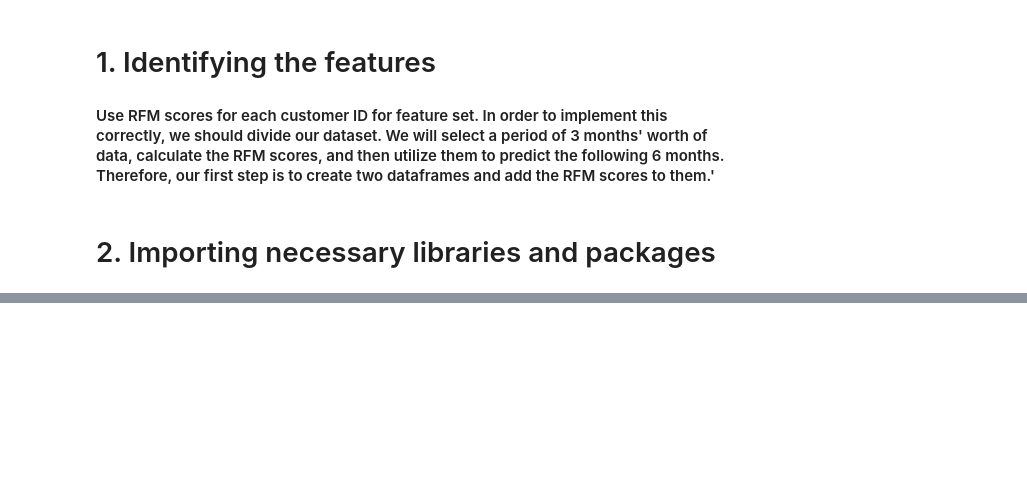
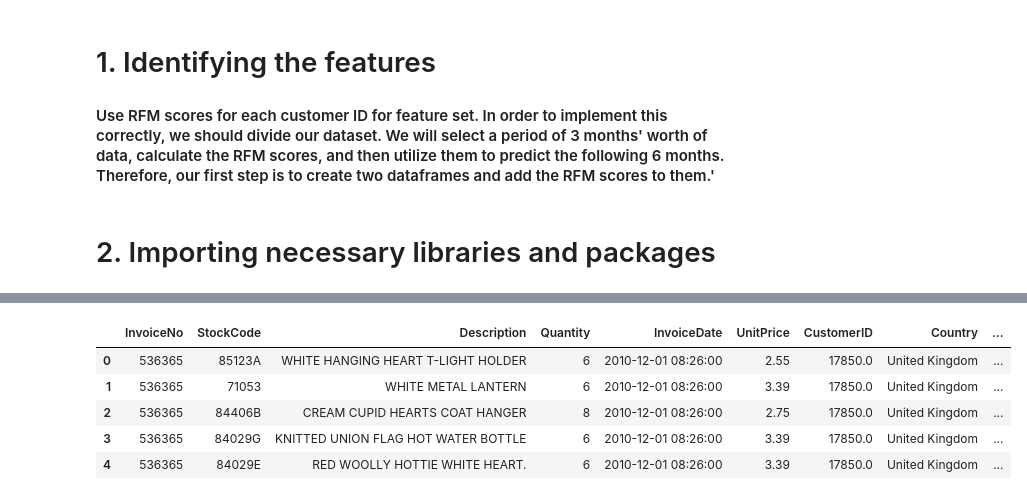
Before and after one commit to franklinjtan/Customer-Lifetime-Value-Prediction, a Jupyter notebook: code/main.ipynb, the cells around one changed output, grey strips where cells are left out. Cells and saved outputs as stored; diff of their text form; code cells hidden in the pictures; blank space fills up the shorter version.

```diff
--- a/code/main.ipynb
+++ b/code/main.ipynb
@@ -35,0 +42,6 @@ data.head()
+# %%
+#converting the type of Invoice Date Field from string to datetime.
+data['InvoiceDate'] = pd.to_datetime(data['InvoiceDate'])
+# %%
+#creating YearMonth field for the ease of reporting and visualization
+data['InvoiceYearMonth'] = data['InvoiceDate'].map(lambda date: 100*date.year + date.month)
@@ -35,0 +82,2 @@ data.head()
+# %%
+data_uk = data.query("Country=='United Kingdom'").reset_index(drop=True)
@@ -35,0 +111,9 @@ data.head()
+# %%
+data_uk.head()
+# %% [output]
+|  | InvoiceNo | StockCode | Description | Quantity | InvoiceDate | UnitPrice | CustomerID | Country | ... |
+| 0 | 536365 | 85123A | WHITE HANGING HEART T-LIGHT HOLDER | 6 | 2010-12-01 08:26:00 | 2.55 | 17850.0 | United Kingdom | ... |
+| 1 | 536365 | 71053 | WHITE METAL LANTERN | 6 | 2010-12-01 08:26:00 | 3.39 | 17850.0 | United Kingdom | ... |
+| 2 | 536365 | 84406B | CREAM CUPID HEARTS COAT HANGER | 8 | 2010-12-01 08:26:00 | 2.75 | 17850.0 | United Kingdom | ... |
+| 3 | 536365 | 84029G | KNITTED UNION FLAG HOT WATER BOTTLE | 6 | 2010-12-01 08:26:00 | 3.39 | 17850.0 | United Kingdom | ... |
+| 4 | 536365 | 84029E | RED WOOLLY HOTTIE WHITE HEART. | 6 | 2010-12-01 08:26:00 | 3.39 | 17850.0 | United Kingdom | ... |
```
Also changed, not shown: parts of 74 cells of this notebook.
